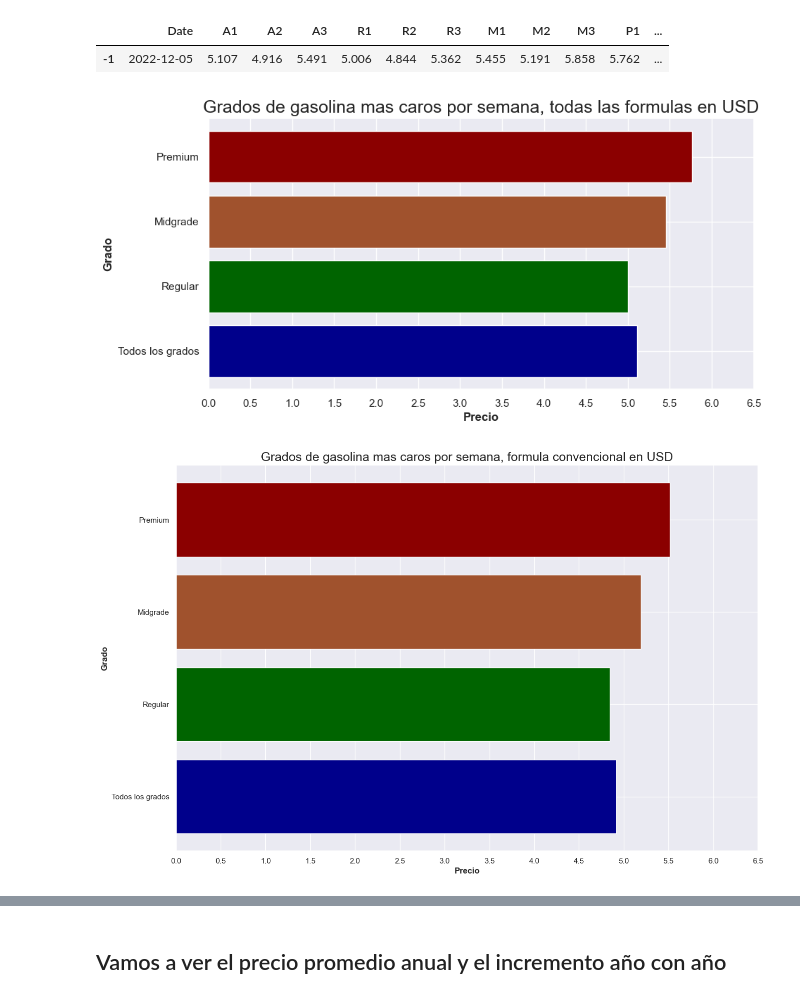
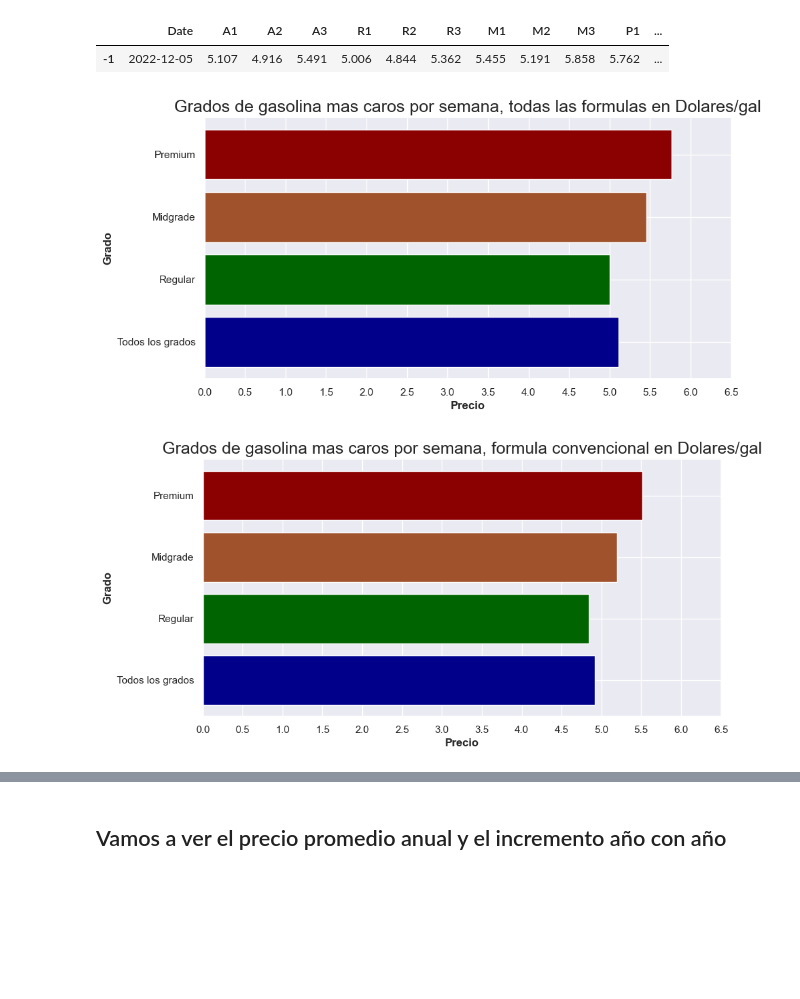
Before and after one commit to glenndt99/aa-gas-prediciton, a Jupyter notebook: AA_Final_Gas.ipynb, the cells around one changed output, grey strips where cells are left out. Cells and saved outputs as stored; diff of their text form; code cells hidden in the pictures; blank space fills up the shorter version.

Commit message:
changed figsize

```diff
--- a/AA_Final_Gas.ipynb
+++ b/AA_Final_Gas.ipynb
@@ -133,24 +129,24 @@ plt.barh('Regular', top_1['R1'], color = 'darkgreen')
 plt.barh('Midgrade', top_1['M1'], color = 'sienna')
 plt.barh('Premium', top_1['P1'], color = 'darkred')
 plt.xticks(np.arange(0, 7, step=0.5))
-plt.title("Grados de gasolina mas caros por semana, todas las formulas en USD", fontsize = 18)
+plt.title("Grados de gasolina mas caros por semana, todas las formulas en Dolares/gal", fontsize = 18)
 plt.ylabel('Grado', fontsize = 12, fontweight = 'bold')
 plt.xlabel("Precio", fontsize = 12, fontweight = 'bold')
 plt.show()
 # %% [output]
-[figure, old version]
+[figure, new version]
 # %%
-plt.figure(figsize= (15,10))
+plt.figure(figsize= (10,5))
 sns.set_style("darkgrid")
 plt.barh('Todos los grados', top_1['A2'], color = 'darkblue')
 plt.barh('Regular', top_1['R2'], color = 'darkgreen')
 plt.barh('Midgrade', top_1['M2'], color = 'sienna')
 plt.barh('Premium', top_1['P2'], color = 'darkred')
 plt.xticks(np.arange(0, 7, step=0.5))
-plt.title("Grados de gasolina mas caros por semana, formula convencional en USD", fontsize = 18)
+plt.title("Grados de gasolina mas caros por semana, formula convencional en Dolares/gal", fontsize = 18)
 plt.ylabel('Grado', fontsize = 12, fontweight = 'bold')
 plt.xlabel("Precio", fontsize = 12, fontweight = 'bold')
 plt.show()
 # %% [output]
-[figure, old version]
+[figure, new version]
 # %%
```
Also changed, not shown: parts of 14 cells of this notebook.
